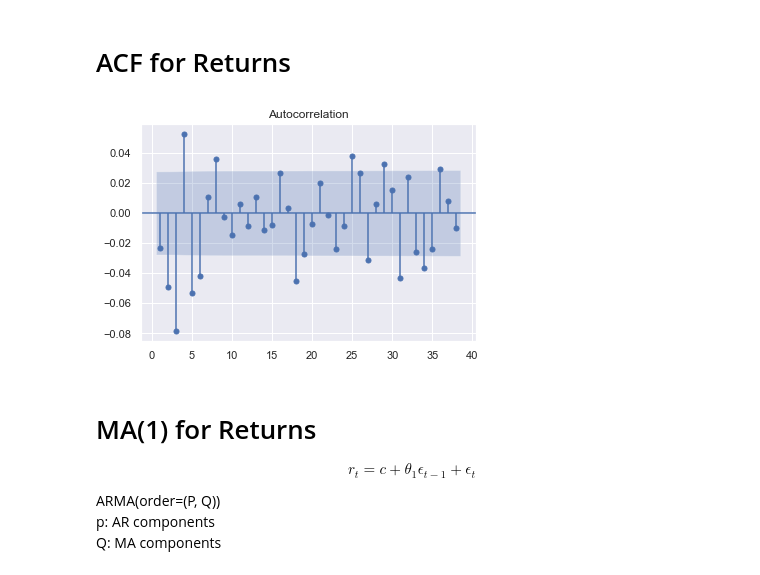
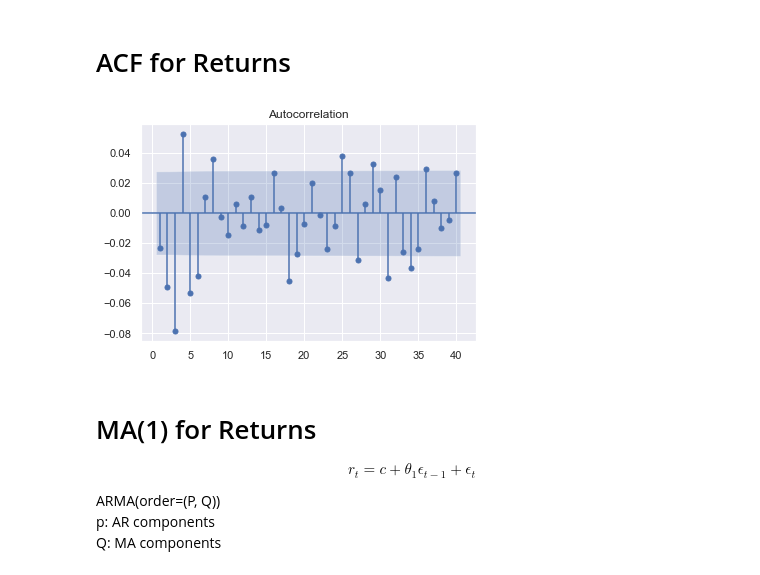
Before and after one commit to mkang32/snp500-analysis, a Jupyter notebook: notebooks/4.the_MA_model.ipynb, the cells around one changed output. Saved outputs shown, nothing was run; the diff lists cells and outputs as text; code cells hidden in the pictures.

```diff
--- a/notebooks/4.the_MA_model.ipynb
+++ b/notebooks/4.the_MA_model.ipynb
@@ -68,10 +68,10 @@ def LLR_test(mod_1, mod_2, DF=1):
 # %% [markdown]
 # ACF for Returns
 # %%
-sgt.plot_acf(df.returns[1:], zero=False)
+sgt.plot_acf(df.returns[1:], zero=False, lags=40)
 plt.show()
 # %% [output]
-[figure, old version]
+[figure, new version]
 # %% [markdown]
 # MA(1) for Returns
 
```
Also changed, not shown: parts of 7 cells of this notebook.
